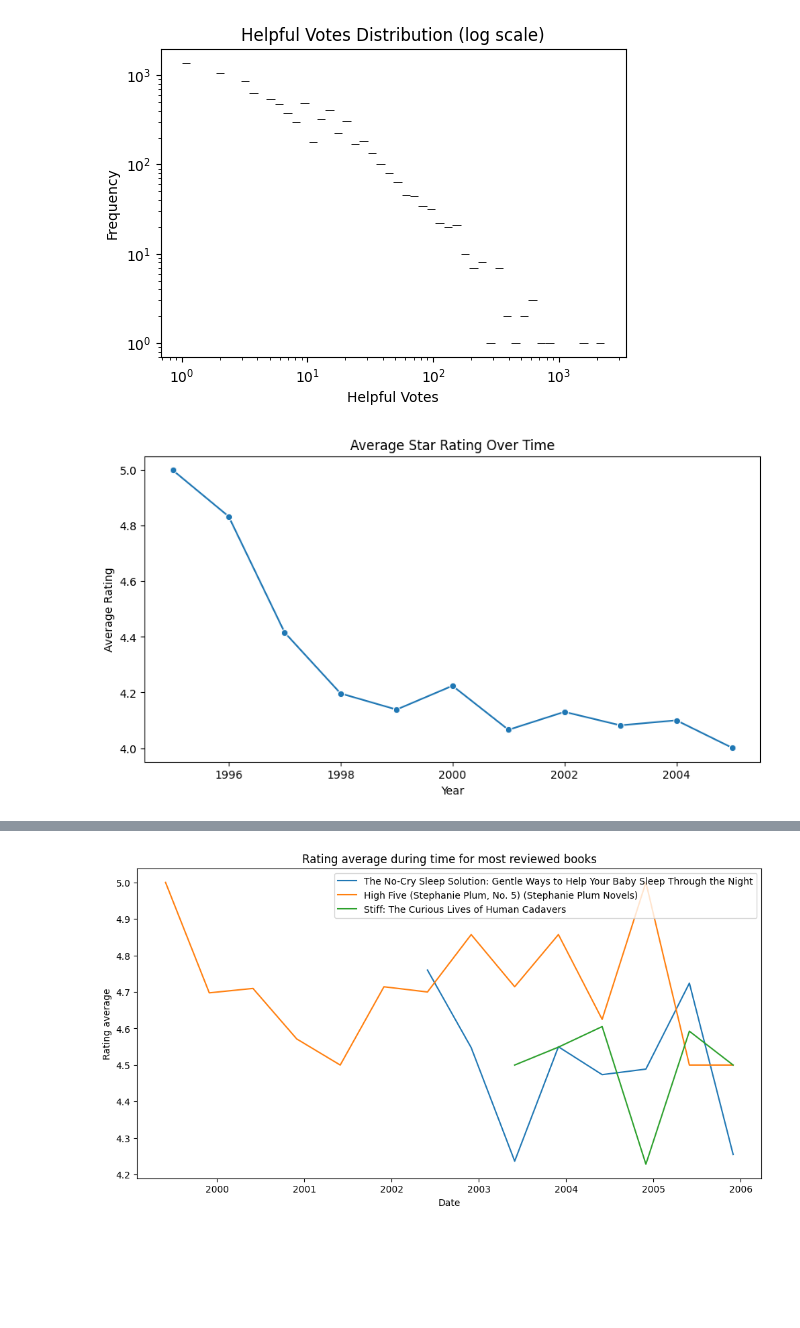
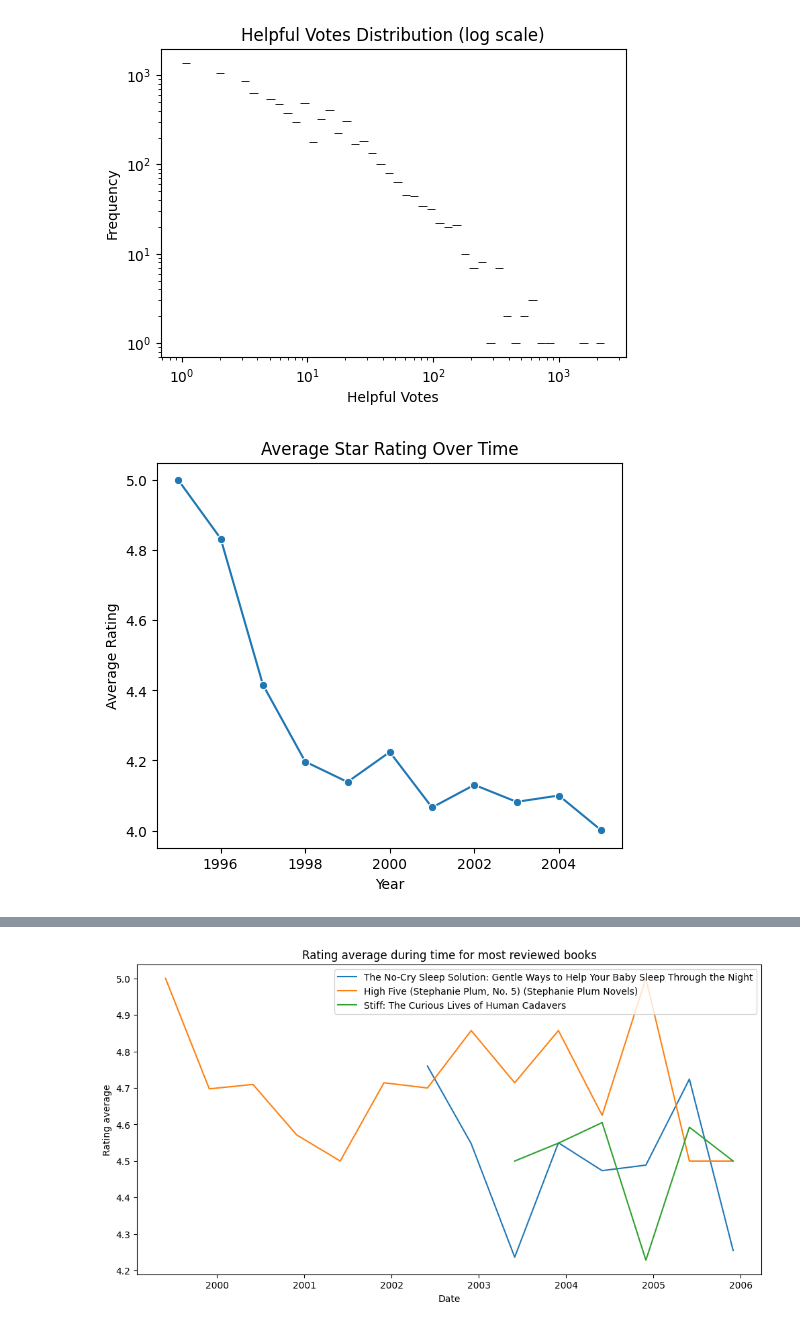
Before and after one commit to eyllnazzcan/Amazon-Books-Review-DSBDA, a Jupyter notebook: Hypothesis 1/pre_elaboration_10k.ipynb, the cells around one changed output, grey strips where cells are left out. Drawn from its saved outputs; the diff is of its cells as text; code cells hidden in the pictures; blank space fills up the shorter version.

```diff
--- a/Hypothesis 1/pre_elaboration_10k.ipynb
+++ b/Hypothesis 1/pre_elaboration_10k.ipynb
@@ -99,3 +100,12 @@ plt.ylabel("Count")
 plt.show()
 # %% [output]
 [figure]
+# %%
+df["review_length_words"] = df["review_body"].astype(str).apply(lambda x: len(x.split()))
+
+plt.figure(figsize=(6,4))
+sns.histplot(df["review_length_words"], bins=50, kde=True)
+plt.title("Review Length Distribution")
+plt.xlabel("Length of Review Body (words)")
+plt.ylabel("Count")
+plt.show()
@@ -123,15 +135,15 @@ plt.show()
 # %%
 # Average star rating over time
 df["review_date"] = pd.to_datetime(df["review_date"], errors="coerce")
 df["year"] = df["review_date"].dt.year
 
 yearly_avg = df.groupby("year")["star_rating"].mean().reset_index()
 
-plt.figure(figsize=(10,5))
+plt.figure(figsize=(6,5))
 sns.lineplot(x="year", y="star_rating", data=yearly_avg, marker="o")
 plt.title("Average Star Rating Over Time")
 plt.xlabel("Year")
 plt.ylabel("Average Rating")
 plt.show()
 # %% [output]
-[figure, old version]
+[figure, new version]
```
Also changed, not shown: parts of 3 cells of this notebook.
